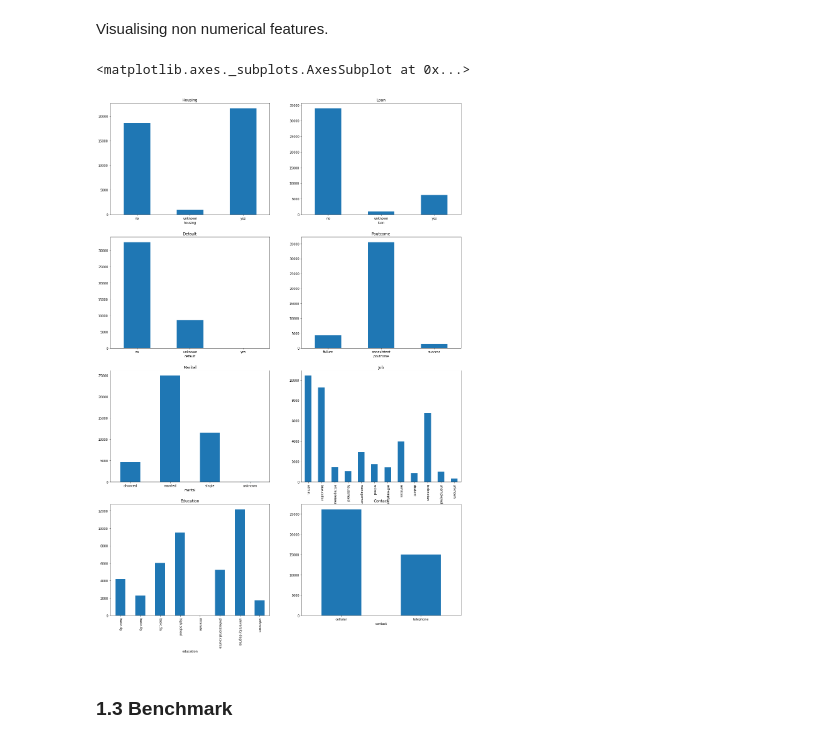
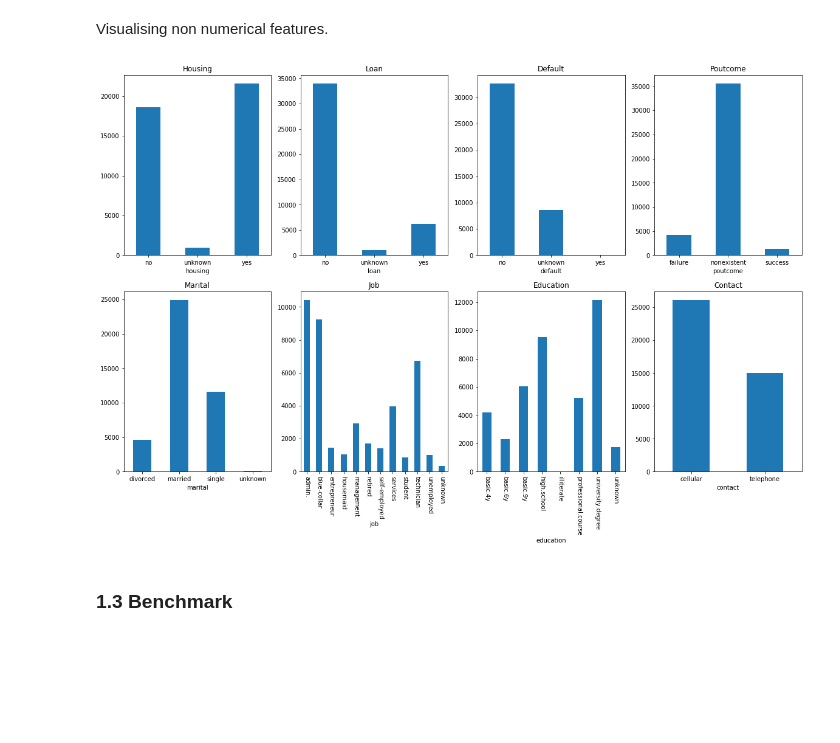
Before and after one commit to julijanna/machine-learning, a Jupyter notebook: projects/capstone/Capstone - Bank Marketing Dataset.ipynb, the cells around one changed output. Saved outputs shown, nothing was run; the diff lists cells and outputs as text; code cells hidden in the pictures; blank space fills up the shorter version.

```diff
--- a/projects/capstone/Capstone - Bank Marketing Dataset.ipynb
+++ b/projects/capstone/Capstone - Bank Marketing Dataset.ipynb
@@ -124,28 +124,30 @@ array([[<matplotlib.axes._subplots.AxesSubplot object at 0x...>,
 # %% [markdown]
 Visualising non numerical features.
 # %%
-fig, axes = plt.subplots(nrows=4, ncols=2, figsize=(20,30))
+fig, axes = plt.subplots(nrows=2, ncols=4, figsize=(20,12))
 
 housing_df = dataset_df['housing'].groupby(dataset_df['housing']).count()
 loan_df = dataset_df['loan'].groupby(dataset_df['loan']).count()
 default_df = dataset_df['default'].groupby(dataset_df['default']).count()
 poutcome_df = dataset_df['poutcome'].groupby(dataset_df['poutcome']).count()
 marital_df = dataset_df['marital'].groupby(dataset_df['marital']).count()
 job_df = dataset_df['job'].groupby(dataset_df['job']).count()
 education_df = dataset_df['education'].groupby(dataset_df['education']).count()
 contact_df = dataset_df['contact'].groupby(dataset_df['contact']).count()
 
 housing_df.plot(ax=axes[0,0], kind='bar', title = 'Housing', rot=0)
 loan_df.plot(ax=axes[0,1], kind='bar', title = 'Loan', rot=0)
-default_df.plot(ax=axes[1,0], kind='bar', title = 'Default', rot=0)
-poutcome_df.plot(ax=axes[1,1], kind='bar', title = 'Poutcome', rot=0)
-marital_df.plot(ax=axes[2,0], kind='bar', title = 'Marital', rot=0)
-job_df.plot(ax=axes[2,1], kind='bar', title = 'Job', rot=270)
-education_df.plot(ax=axes[3,0], kind='bar', title = 'Education', rot=270)
-contact_df.plot(ax=axes[3,1], kind='bar', title = 'Contact', rot=0)
+default_df.plot(ax=axes[0,2], kind='bar', title = 'Default', rot=0)
+poutcome_df.plot(ax=axes[0,3], kind='bar', title = 'Poutcome', rot=0)
+marital_df.plot(ax=axes[1,0], kind='bar', title = 'Marital', rot=0)
+job_df.plot(ax=axes[1,1], kind='bar', title = 'Job', rot=270)
+education_df.plot(ax=axes[1,2], kind='bar', title = 'Education', rot=270)
+contact_df.plot(ax=axes[1,3], kind='bar', title = 'Contact', rot=0)
+
+plt.subplots_adjust(wspace=None, hspace=None)
+plt.show()
 # %% [output]
-<matplotlib.axes._subplots.AxesSubplot at 0x...>
-[figure, old version]
+[figure, new version]
 # %% [markdown]
 ### 1.3 Benchmark
 # %% [markdown]
```
Also changed, not shown: parts of 1 cell of this notebook, 5 other files.
